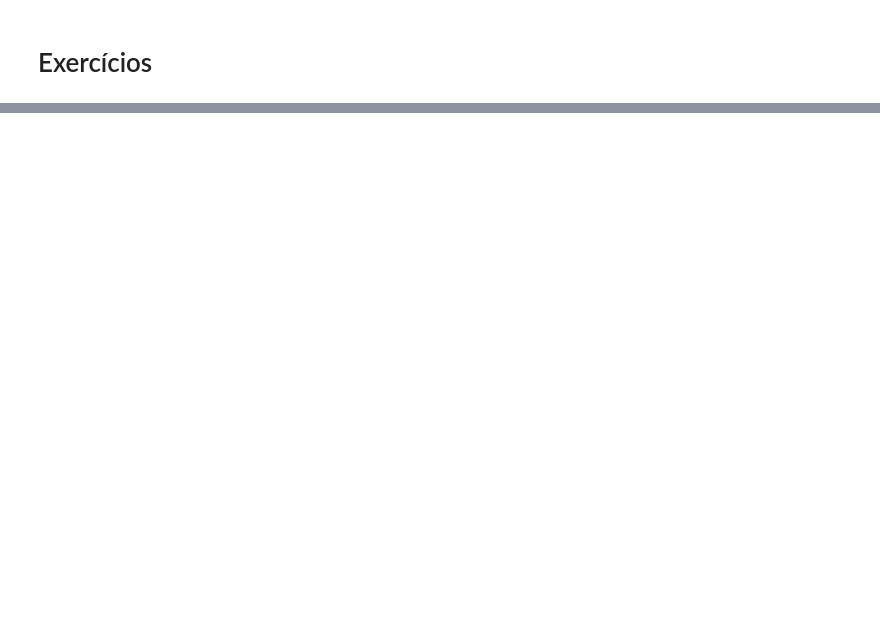
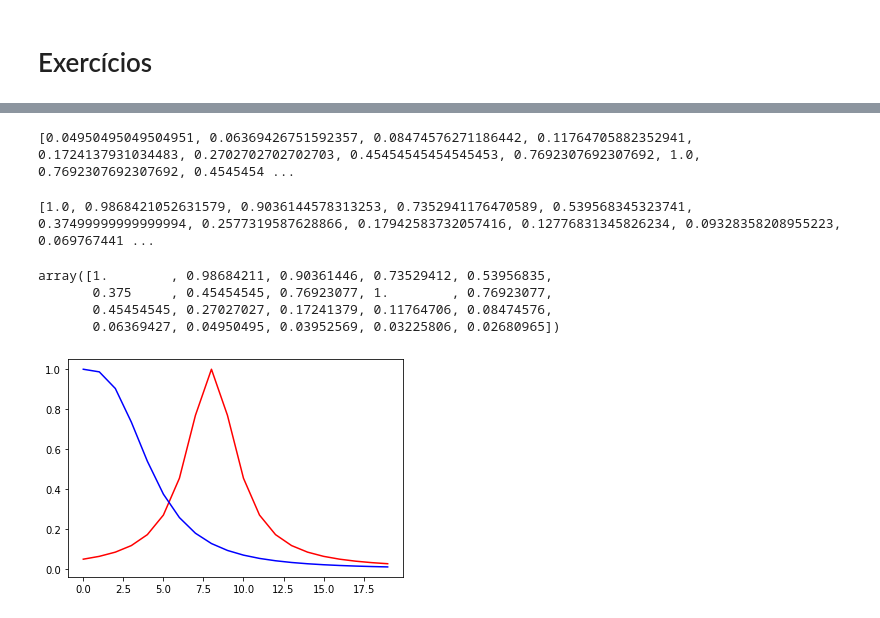
Before and after one commit to zavaleta/Fuzzy_logic_UFRRJ, a Jupyter notebook: Fuzzy_logic_Aula01.ipynb, the cells around one changed output, grey strips where cells are left out. Cells and saved outputs as stored; diff of their text form; code cells hidden in the pictures; blank space fills up the shorter version.

```diff
--- a/Fuzzy_logic_Aula01.ipynb
+++ b/Fuzzy_logic_Aula01.ipynb
@@ -154,0 +201,49 @@ plt.legend();
+# %%
+# resolucao
+def f1(x):
+    v = []
+    for i in x:
+        s = 1 + 0.3*((i-8)*(i-8))
+        q = 1/s
+        v.append(q)
+    return v
+#
+def f2():
+# %%
+def f2(x):
+    v = []
+    for i in x:
+        s = 1 + ((i/5)*(i/5)*(i/3))
+        #s = 1+ np.power(i/5,4)
+        q = 1/s
+        v.append(q)
+    return v
+# %%
+# universo f1
+x = np.arange(0,20,1)
+v1= f1(x)
+print(v1)
+# %% [output]
+[0.04950495049504951, 0.06369426751592357, 0.08474576271186442, 0.11764705882352941, 0.1724137931034483, 0.2702702702702703, 0.45454545454545453, 0.7692307692307692, 1.0, 0.7692307692307692, 0.4545454 ...
+# %%
+# universo f2
+#x = np.arange(-5,5,0.1)
+v2= f2(x)
+print(v2)
+# %% [output]
+[1.0, 0.9868421052631579, 0.9036144578313253, 0.7352941176470589, 0.539568345323741, 0.37499999999999994, 0.2577319587628866, 0.17942583732057416, 0.12776831345826234, 0.09328358208955223, 0.069767441 ...
+# %%
+# Fuzzy Operations
+# retorna maximos
+f1_U_f2 = np.fmax(v1,v2)
+f1_U_f2
+# %% [output]
+array([1.        , 0.98684211, 0.90361446, 0.73529412, 0.53956835,
+       0.375     , 0.45454545, 0.76923077, 1.        , 0.76923077,
+       0.45454545, 0.27027027, 0.17241379, 0.11764706, 0.08474576,
+       0.06369427, 0.04950495, 0.03952569, 0.03225806, 0.02680965])
+# %%
+# conjuntos A e B
+plt.plot(x,v1,'r',x,v2,'b');
+# %% [output]
+[figure, added]
```
Also changed, not shown: parts of 25 cells of this notebook.
